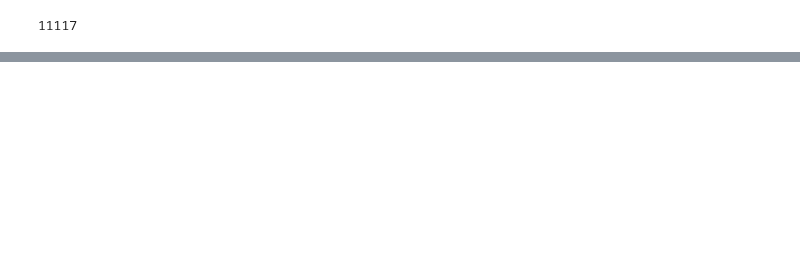
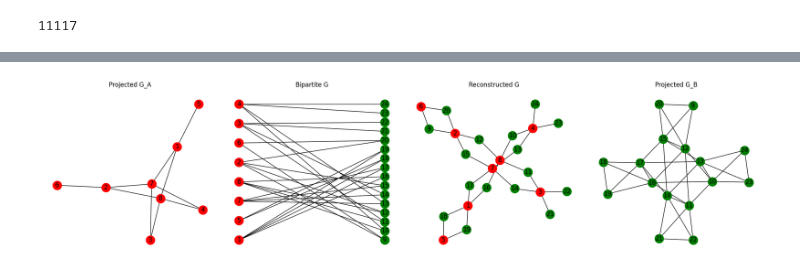
Before and after one commit to PITT-HATLAB/corral_crowding, a Jupyter notebook: src/notebooks/dev.ipynb, the cells around one changed output, grey strips where cells are left out. Saved outputs shown, nothing was run; the diff lists cells and outputs as text; code cells hidden in the pictures; blank space fills up the shorter version.

```diff
--- a/src/notebooks/dev.ipynb
+++ b/src/notebooks/dev.ipynb
@@ -218,0 +298,11 @@ draw_networkx(G_B_projected)
+# %%
+index = solution_indices[68]  # Choose a two-colorable topology
+G_A_projected = two_colorable[index]  # Take one of the two-colorable graphs
+
+G_valid, A_nodes, B_nodes = construct_bipartite_graph(
+    G_A_projected, num_B, max_degree_A=max_degree_A, max_degree_B=max_degree_B
+)
+if G_valid:
+    plot_graphs(G_valid, A_nodes, B_nodes)
+# %% [output]
+[figure, added]
```
Also changed, not shown: parts of 13 cells of this notebook.
